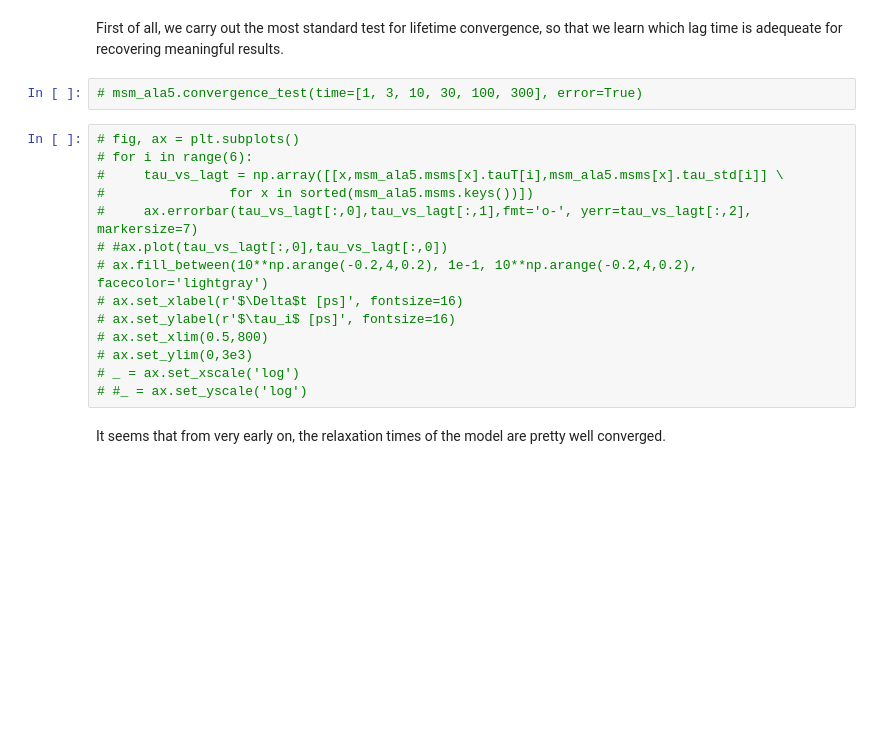
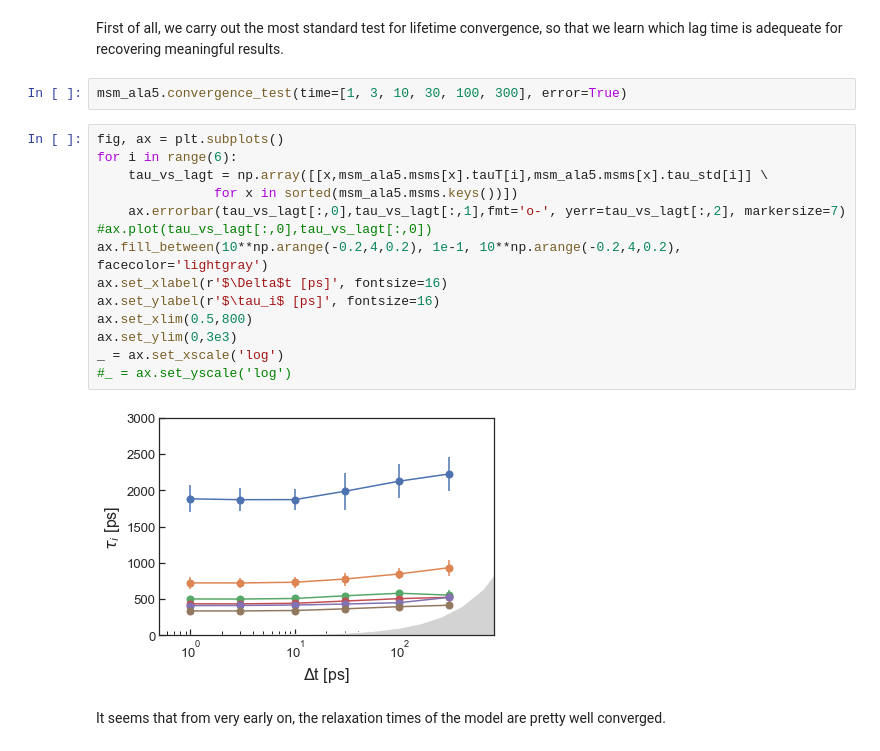
Before and after one commit to BioKT/MasterMSM, a Jupyter notebook: examples/alanine_pentapeptide/ala_pentapeptide.ipynb, the cells around one changed output. Drawn from its saved outputs; the diff is of its cells as text; blank space fills up the shorter version.

```diff
--- a/examples/alanine_pentapeptide/ala_pentapeptide.ipynb
+++ b/examples/alanine_pentapeptide/ala_pentapeptide.ipynb
@@ -110,21 +113,23 @@ msm_ala5 = msm.SuperMSM([tr])
 # %% [markdown]
 First of all, we carry out the most standard test for lifetime convergence, so that we learn which lag time is adequeate for recovering meaningful results.
 # %%
-# msm_ala5.convergence_test(time=[1, 3, 10, 30, 100, 300], error=True)
+msm_ala5.convergence_test(time=[1, 3, 10, 30, 100, 300], error=True)
 # %%
-# fig, ax = plt.subplots()
-# for i in range(6):
-#     tau_vs_lagt = np.array([[x,msm_ala5.msms[x].tauT[i],msm_ala5.msms[x].tau_std[i]] \
-#                for x in sorted(msm_ala5.msms.keys())])
-#     ax.errorbar(tau_vs_lagt[:,0],tau_vs_lagt[:,1],fmt='o-', yerr=tau_vs_lagt[:,2], markersize=7)
-# #ax.plot(tau_vs_lagt[:,0],tau_vs_lagt[:,0])
-# ax.fill_between(10**np.arange(-0.2,4,0.2), 1e-1, 10**np.arange(-0.2,4,0.2), facecolor='lightgray')
-# ax.set_xlabel(r'$\Delta$t [ps]', fontsize=16)
-# ax.set_ylabel(r'$\tau_i$ [ps]', fontsize=16)
-# ax.set_xlim(0.5,800)
-# ax.set_ylim(0,3e3)
-# _ = ax.set_xscale('log')
-# #_ = ax.set_yscale('log')
+fig, ax = plt.subplots()
+for i in range(6):
+    tau_vs_lagt = np.array([[x,msm_ala5.msms[x].tauT[i],msm_ala5.msms[x].tau_std[i]] \
+               for x in sorted(msm_ala5.msms.keys())])
+    ax.errorbar(tau_vs_lagt[:,0],tau_vs_lagt[:,1],fmt='o-', yerr=tau_vs_lagt[:,2], markersize=7)
+#ax.plot(tau_vs_lagt[:,0],tau_vs_lagt[:,0])
+ax.fill_between(10**np.arange(-0.2,4,0.2), 1e-1, 10**np.arange(-0.2,4,0.2), facecolor='lightgray')
+ax.set_xlabel(r'$\Delta$t [ps]', fontsize=16)
+ax.set_ylabel(r'$\tau_i$ [ps]', fontsize=16)
+ax.set_xlim(0.5,800)
+ax.set_ylim(0,3e3)
+_ = ax.set_xscale('log')
+#_ = ax.set_yscale('log')
+# %% [output]
+[figure, added]
 # %% [markdown]
 It seems that from very early on, the relaxation times of the model are pretty well converged.
 # %% [markdown]
```
Also changed, not shown: parts of 23 cells of this notebook.
